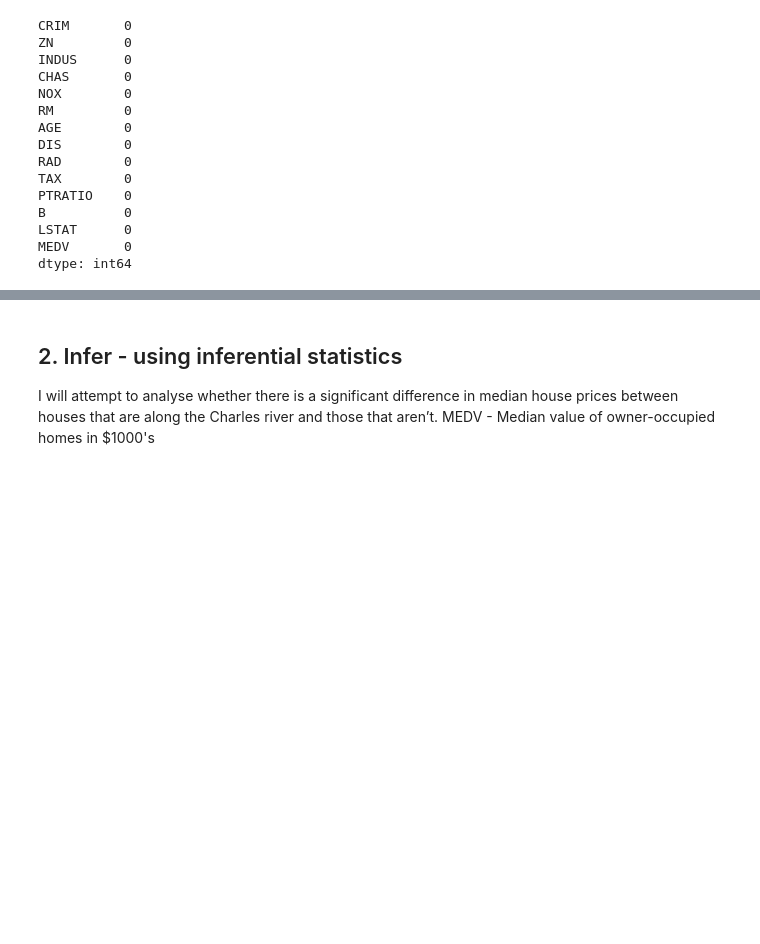
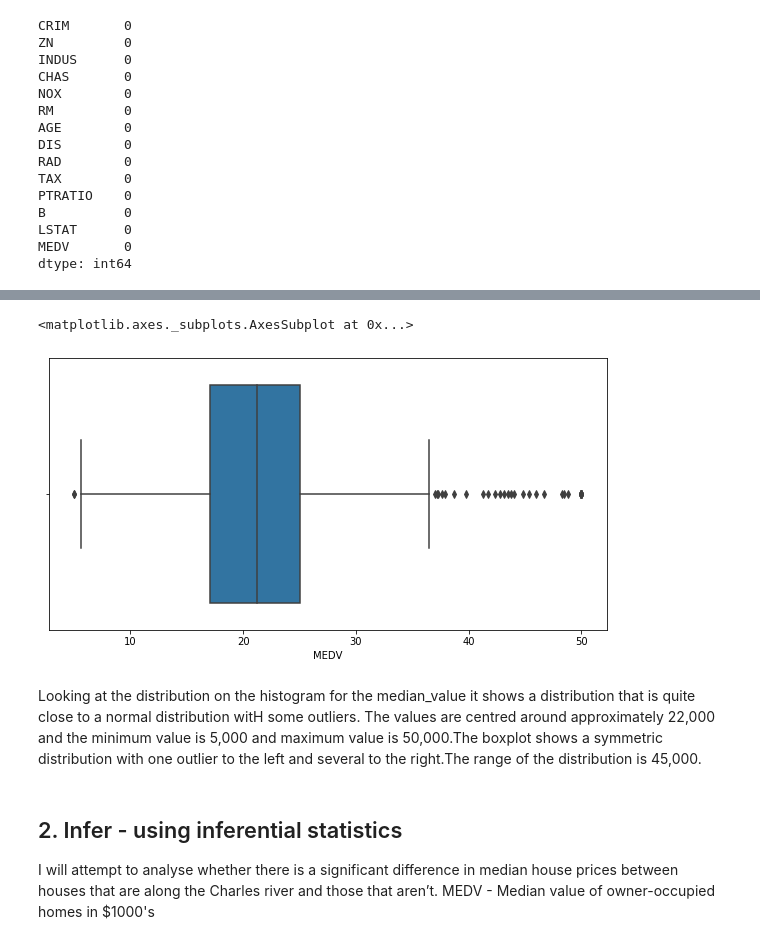
Before and after one commit to JulianConneely/MachineLearningStats, a Jupyter notebook: BostonAssignment/BostonHousePricesAnalysis.ipynb, the cells around one changed output, grey strips where cells are left out. Cells and saved outputs as stored; diff of their text form; code cells hidden in the pictures; blank space fills up the shorter version.

```diff
--- a/BostonAssignment/BostonHousePricesAnalysis.ipynb
+++ b/BostonAssignment/BostonHousePricesAnalysis.ipynb
@@ -186,3 +251,12 @@ dtype: int64
+# %%
+# A boxplot on the 'median_value' Using the Seaborn library
+plt.figure(figsize=(10,5))
+sns.boxplot(boston['MEDV'])
+# %% [output]
+<matplotlib.axes._subplots.AxesSubplot at 0x...>
+[figure, added]
+# %% [markdown]
+Looking at the distribution on the histogram for the median_value it shows a distribution that is quite close to a normal distribution witH some outliers. The values are centred around approximately 22,000 and the minimum value is 5,000 and maximum value is 50,000.The boxplot shows a symmetric distribution with one outlier to the left and several to the right.The range of the distribution is 45,000.
 # %% [markdown]
 ## 2. Infer - using inferential statistics
 
```
Also changed, not shown: parts of 9 cells of this notebook.
